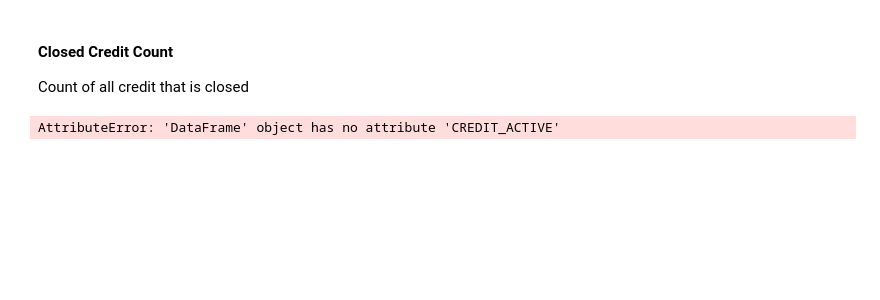
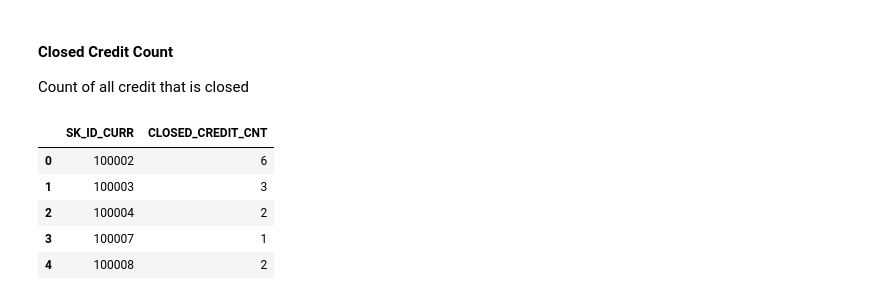
Before and after one commit to aminesnow/ML, a Jupyter notebook: python_applications/credit_default_risk/credit_default_risk_study.ipynb, the cells around one changed output. Cells and saved outputs as stored; diff of their text form; code cells hidden in the pictures; blank space fills up the shorter version.

```diff
--- a/python_applications/credit_default_risk/credit_default_risk_study.ipynb
+++ b/python_applications/credit_default_risk/credit_default_risk_study.ipynb
@@ -1152,9 +1311,15 @@ gc.collect()
 #### Closed Credit Count
 Count of all credit that is closed
 # %%
-closed_credit_dp = application_train_bureau[application_train_bureau.CREDIT_ACTIVE=='Closed'].groupby(['SK_ID_CURR','CREDIT_ACTIVE']).size().reset_index(name='CLOSED_CREDIT_CNT')
+closed_credit_dp = application_train_bureau[application_train_bureau.CREDIT_ACTIVE=='Closed'].groupby(['SK_ID_CURR']).size().reset_index(name='CLOSED_CREDIT_CNT')
+closed_credit_dp.head()
 # %% [output]
-AttributeError: 'DataFrame' object has no attribute 'CREDIT_ACTIVE'
+|  | SK_ID_CURR | CLOSED_CREDIT_CNT |
+| 0 | 100002 | 6 |
+| 1 | 100003 | 3 |
+| 2 | 100004 | 2 |
+| 3 | 100007 | 1 |
+| 4 | 100008 | 2 |
 # %%
 application_train_bureau = pd.merge(application_train_bureau, closed_credit_dp, on='SK_ID_CURR', how='left')
 # %%
```
Also changed, not shown: parts of 83 cells of this notebook.
